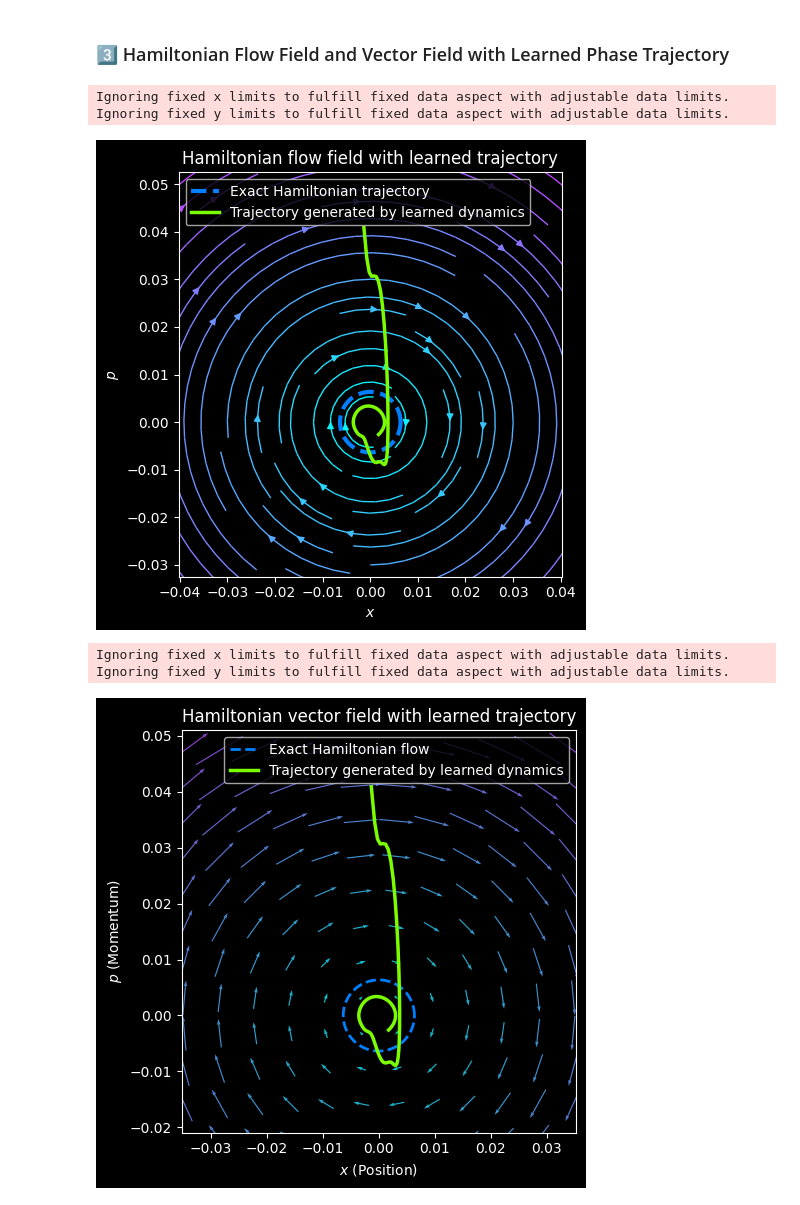
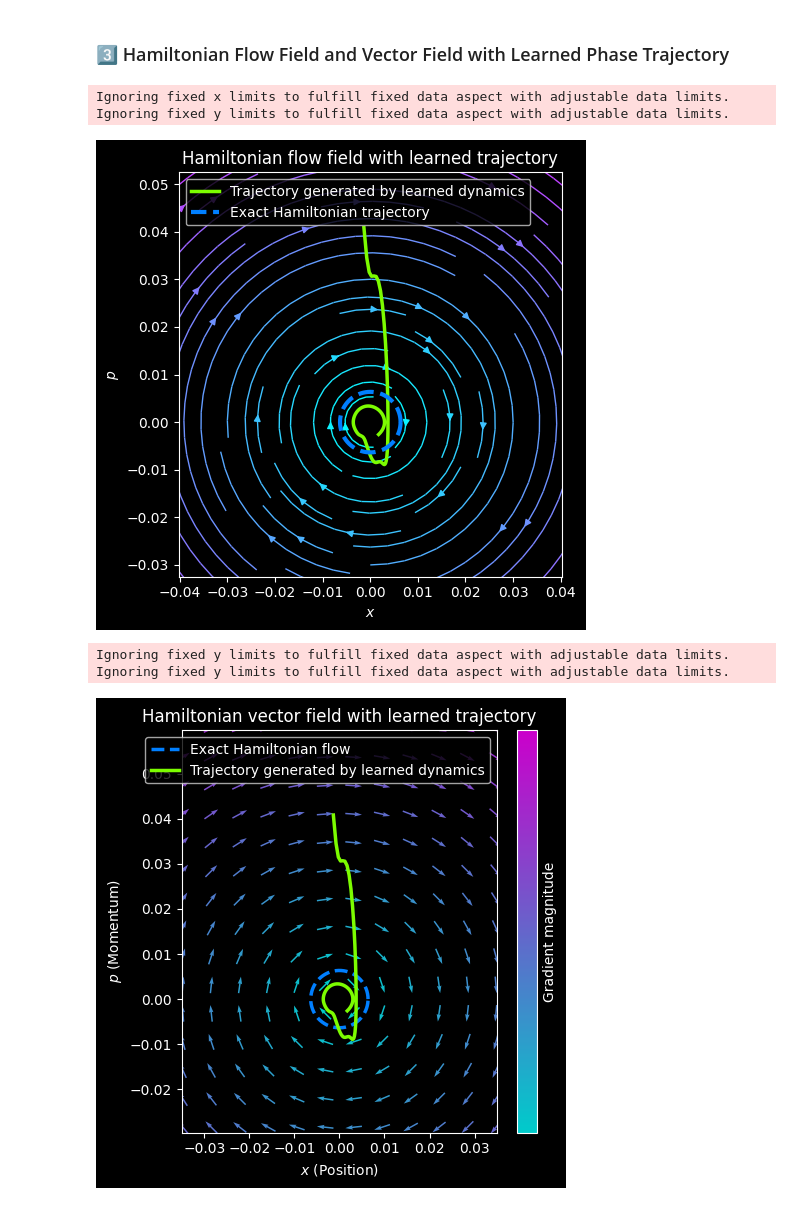
Before and after one commit to Scriber-Labs/lf-pinn-harmonic-oscillator, a Jupyter notebook: notebooks/demo.ipynb, the cells around one changed output. Drawn from its saved outputs; the diff is of its cells as text; code cells hidden in the pictures.

```diff
--- a/notebooks/demo.ipynb
+++ b/notebooks/demo.ipynb
@@ -193,8 +199,7 @@ X, P = np.meshgrid(
 )
 
 U = P
-V = -omega**2 * X          # assume omega is defined elsewhere
-
+V = -omega**2 * X
 speed = np.sqrt(U**2 + V**2)
 
 plt.figure(figsize=(5, 5))
@@ -216,6 +221,17 @@ H0 = np.mean(0.5 * p_np**2 + 0.5 * omega**2 * x_np**2)
 theta = np.linspace(0, 2*np.pi, 400)
 r = np.sqrt(2 * H0)
 
+# --- PINN trajectory ---
+plt.plot(
+    x_np,
+    p_np,
+    color="#7CFC00",
+    lw=2.5,
+    label="Trajectory generated by learned dynamics"
+)
+
+# --- Ground Truth trajectory ---
+
 plt.plot(
     r*np.cos(theta)/omega,
     r*np.sin(theta),
@@ -225,14 +241,7 @@ plt.plot(
     label="Exact Hamiltonian trajectory"
 )
 
-# --- PINN trajectory ---
-plt.plot(
-    x_np,
-    p_np,
-    color="#7CFC00",
-    lw=2.5,
-    label="Trajectory generated by learned dynamics"
-)
+
 
 # --- Labels & layout
 plt.xlabel(r"$x$")
@@ -251,23 +260,30 @@ plt.show()
 # %% [output]
 Ignoring fixed x limits to fulfill fixed data aspect with adjustable data limits.
 Ignoring fixed y limits to fulfill fixed data aspect with adjustable data limits.
-[figure, old version]
+[figure, new version]
 # %%
 # 1. Setup the grid for the vector field
 U = P
 V = -omega**2 * X
 speed = np.sqrt(U**2 + V**2)
 
+# Normalize vectors to unit length
+U_norm = U / (speed + 1e-10)
+V_norm = V / (speed + 1e-10)
+
 plt.figure(figsize=(5, 5))
 
 # 3. Plot the Vector Field (Quiver)
 # 'pivot'='mid' centers the arrows on the grid points
-q = plt.quiver(X, P, U, V, speed,
+q = plt.quiver(X, P, U_norm, V_norm, speed,
               cmap="cool",
               alpha=0.8,
+              width=0.015,
               pivot='mid',
               units='inches',
-              scale=0.1)
+              scale=6)
+cbar = plt.colorbar(q, label="Gradient magnitude")
+cbar.set_ticks([])
 
 # 4. Plot Exact Hamiltonian Orbit (Reference)
 H0 = np.mean(0.5 * p_np**2 + 0.5 * omega**2 * x_np**2)
@@ -284,34 +300,34 @@ plt.plot(
     r*np.sin(theta),
     ls="--",
     color="#007FFF",
-    lw=2,
+    lw=2.5,
     label="Exact Hamiltonian flow"
 )
 
 # --- PINN trajectory ---
 plt.plot(
     x_np,
     p_np,
     color="#7CFC00",
     lw=2.5,
     label="Trajectory generated by learned dynamics"
 )
 
 # 6. Final Formatting
 plt.xlabel(r"$x$ (Position)")
 plt.ylabel(r"$p$ (Momentum)")
 plt.title("Hamiltonian vector field with learned trajectory")
 plt.legend(frameon=True, loc='upper right')
 plt.axis("equal")
 
 # Set limits based on your existing scale
 plt.xlim(-0.035, 0.035)
 plt.ylim(-0.02, 0.05)
 
 plt.tight_layout()
 plt.savefig("../artifacts/phase_space_quiver.png", dpi=200)
 plt.show()
 # %% [output]
-Ignoring fixed x limits to fulfill fixed data aspect with adjustable data limits.
 Ignoring fixed y limits to fulfill fixed data aspect with adjustable data limits.
+Ignoring fixed y limits to fulfill fixed data aspect with adjustable data limits.
-[figure, old version]
+[figure, new version]
```
Also changed, not shown: parts of 1 cell of this notebook, 4 other files.
